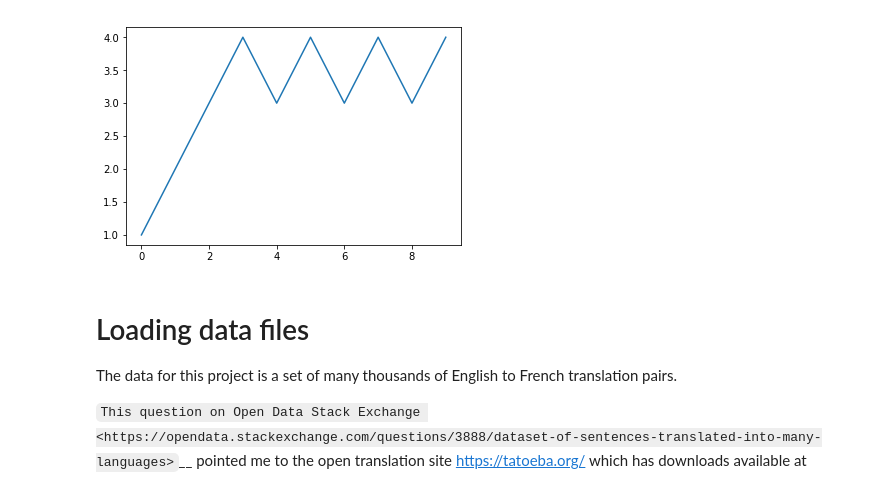
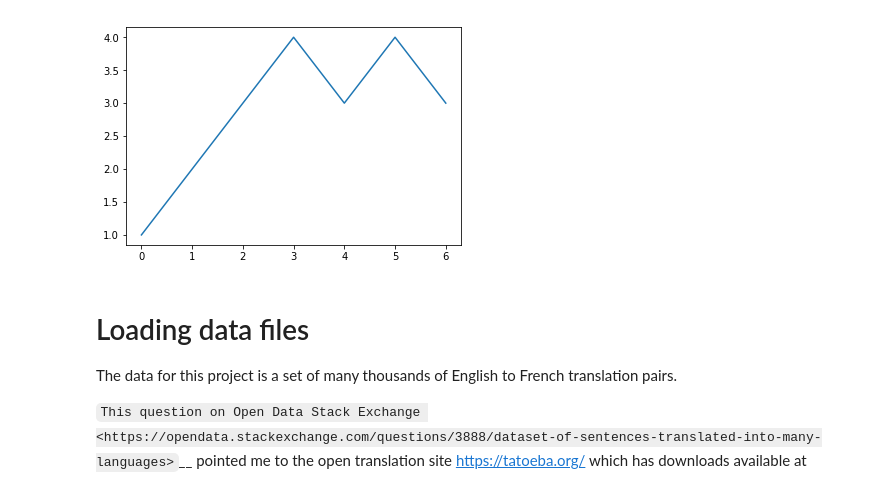
Before and after one commit to ananthsankar/seq2seq_attention, a Jupyter notebook: seq2seq_translation_tutorial-usf.ipynb, the cells around one changed output. Saved outputs shown, nothing was run; the diff lists cells and outputs as text; code cells hidden in the pictures.

```diff
--- a/seq2seq_translation_tutorial-usf.ipynb
+++ b/seq2seq_translation_tutorial-usf.ipynb
@@ -87,15 +86,15 @@ And for more, read the papers that introduced these topics:
 # %%
 # Testing the showing of plots. I had gotten it working before but now
 # it is not working. I don't have clear notes about what I did before
 # other than adding "backend: MacOSX" to ~/.matplotlib/matplotlibrc
 
 import matplotlib.pyplot as plt
 #plt.switch_backend('MacOSX')
 import matplotlib.ticker as ticker
-plt.plot([1,2,3,4,3,4,3,4,3,4])
+plt.plot([1,2,3,4,3,4,3])
 plt.show()
 # %% [output]
-[figure, old version]
+[figure, new version]
 # %%
 from __future__ import unicode_literals, print_function, division
 from io import open
```
Also changed, not shown: parts of 16 cells of this notebook.
